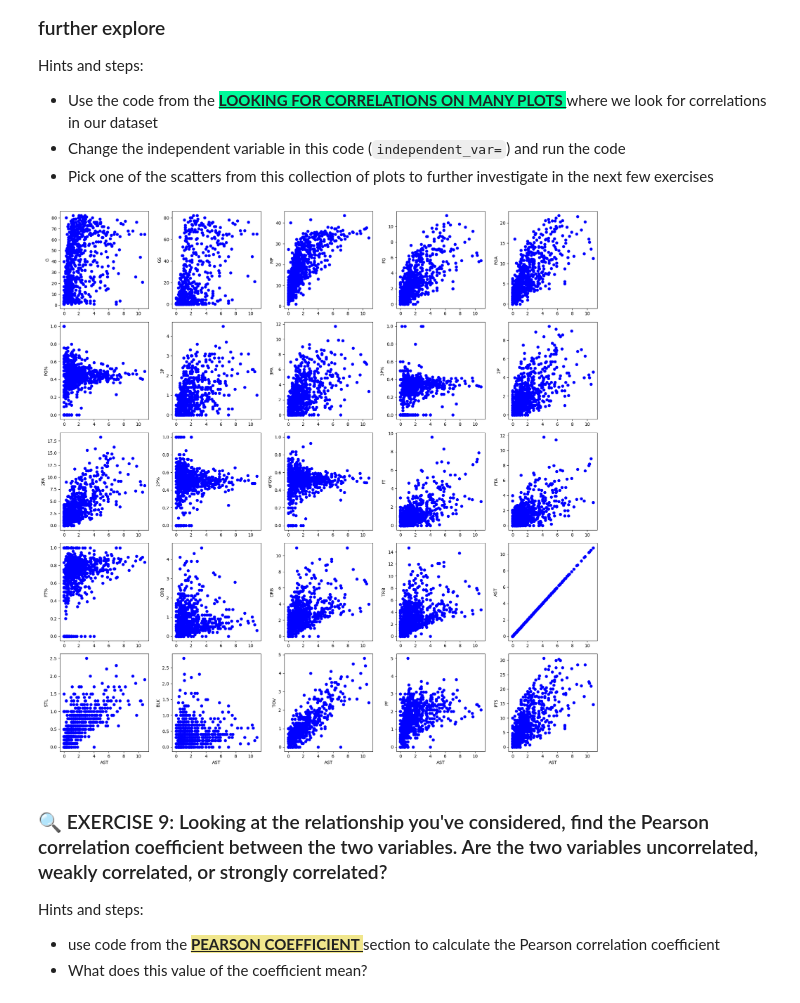
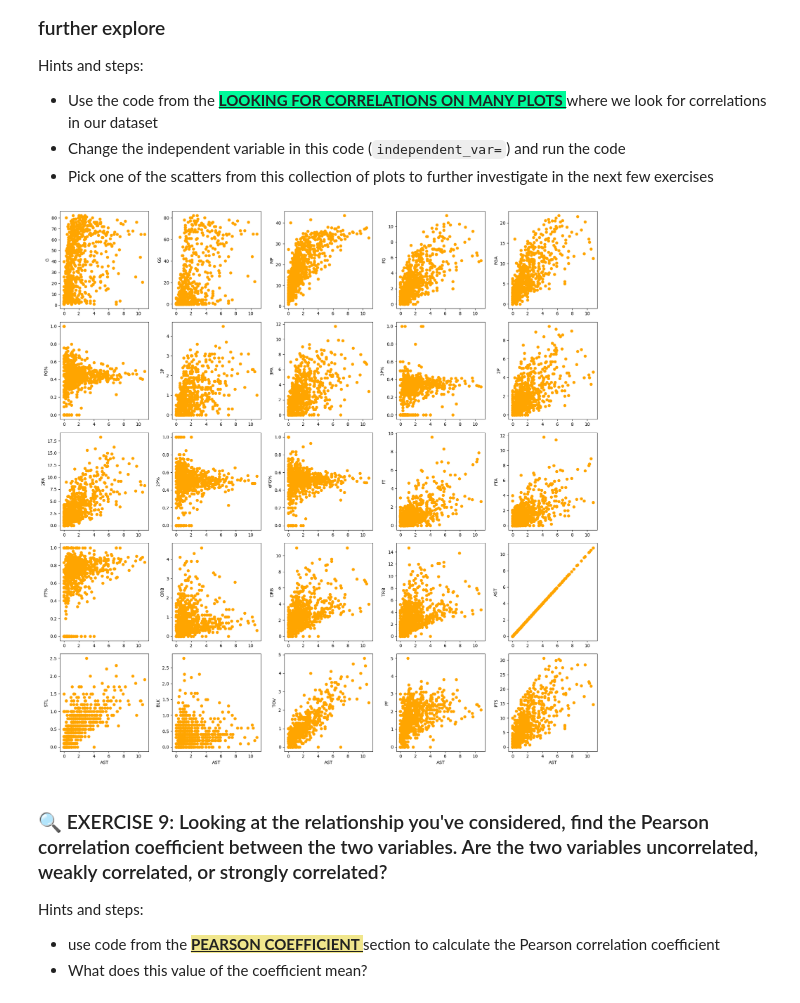
Before and after one commit to PrisonTeachingInitiative/CFR-2025, a Jupyter notebook: Stats/Notebooks/2-Correlation_regression_NEW.ipynb, the cells around one changed output. Saved outputs shown, nothing was run; the diff lists cells and outputs as text; code cells hidden in the pictures.

```diff
--- a/Stats/Notebooks/2-Correlation_regression_NEW.ipynb
+++ b/Stats/Notebooks/2-Correlation_regression_NEW.ipynb
@@ -590,24 +590,24 @@ Hints and steps:
 # %%
 import matplotlib.pyplot as plt
 import numpy as np
 
 fig, axs = plt.subplots(5, 5, figsize=(18, 18))
 
 free_index=5
 independent_var="AST"
 for i in range(0, 5):
     for j in range(0, 5):
         dependent_variable = "%s"%NBA_regular_2021.columns[free_index]
-        axs[i][j].scatter(NBA_regular_2021[independent_var], NBA_regular_2021[dependent_variable], color='blue')
+        axs[i][j].scatter(NBA_regular_2021[independent_var], NBA_regular_2021[dependent_variable], color='orange')
         axs[i][j].set_ylabel(dependent_variable)
         free_index+=1
         if(i==4):
             axs[i][j].set_xlabel(independent_var)
 
 plt.tight_layout()
 plt.show()
 # %% [output]
-[figure, old version]
+[figure, new version]
 # %% [markdown]
 ### 🔍 EXERCISE 9: Looking at the relationship you've considered, find the Pearson correlation coefficient between the two variables. Are the two variables uncorrelated, weakly correlated, or strongly correlated?
 
```
Also changed, not shown: parts of 2 cells of this notebook.
